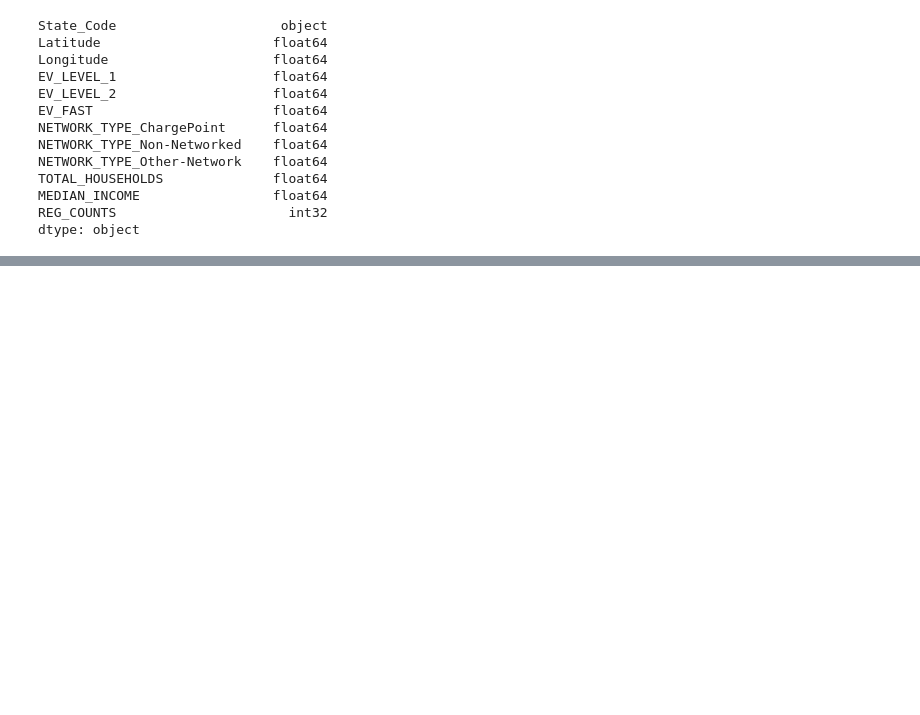
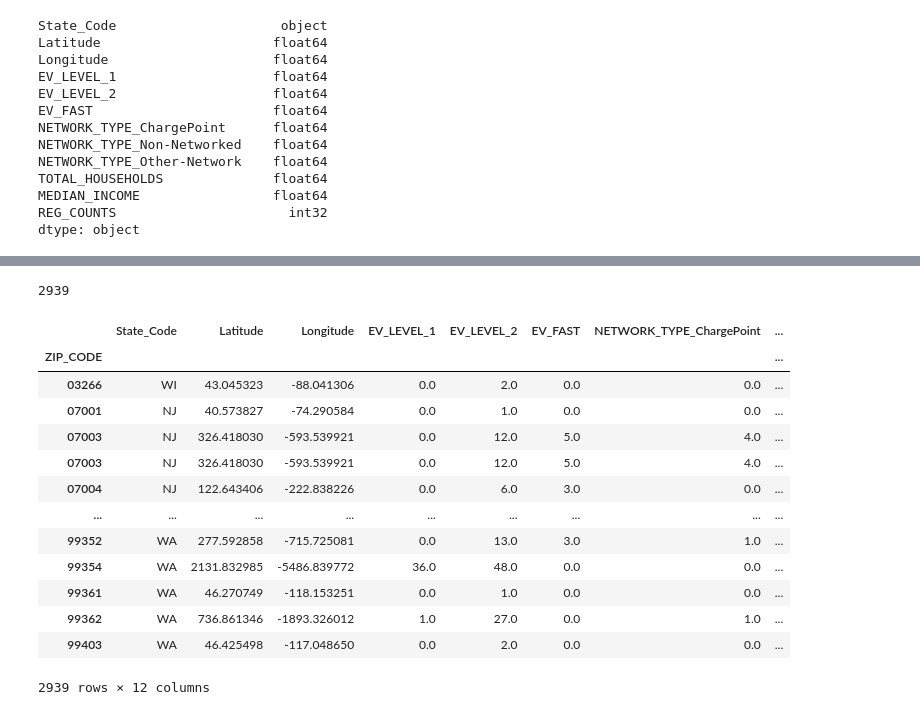
Before and after one commit to jmmadson/data_miners, a Jupyter notebook: visualization/data_miners_preprocessing_CL.ipynb, the cells around one changed output, grey strips where cells are left out. Drawn from its saved outputs; the diff is of its cells as text; code cells hidden in the pictures; blank space fills up the shorter version.

```diff
--- a/visualization/data_miners_preprocessing_CL.ipynb
+++ b/visualization/data_miners_preprocessing_CL.ipynb
@@ -433,7 +430,7 @@ model_df['ZIP_CODE'] = model_df['ZIP_CODE'].apply(lambda x: '0' + str(x) if x <
 # set ZIP_CODE as index
 model_df = model_df.set_index('ZIP_CODE')
 
-#model_df = model_df.dropna(axis=0, how='any')
+model_df = model_df.dropna(axis=0, how='any')
 # %%
 model_df.dtypes
 # %% [output]
@@ -472,0 +454,4 @@ model_df.REG_COUNTS.sum()
+# %%
+model_df.State_Code.isnull().count()
+# %% [output]
+2939
@@ -472,0 +466,17 @@ model_df.REG_COUNTS.sum()
+# %%
+model_df
+# %% [output]
+|  | State_Code | Latitude | Longitude | EV_LEVEL_1 | EV_LEVEL_2 | EV_FAST | NETWORK_TYPE_ChargePoint | ... |
+| ZIP_CODE |  |  |  |  |  |  |  | ... |
+| 03266 | WI | 43.045323 | -88.041306 | 0.0 | 2.0 | 0.0 | 0.0 | ... |
+| 07001 | NJ | 40.573827 | -74.290584 | 0.0 | 1.0 | 0.0 | 0.0 | ... |
+| 07003 | NJ | 326.418030 | -593.539921 | 0.0 | 12.0 | 5.0 | 4.0 | ... |
+| 07003 | NJ | 326.418030 | -593.539921 | 0.0 | 12.0 | 5.0 | 4.0 | ... |
+| 07004 | NJ | 122.643406 | -222.838226 | 0.0 | 6.0 | 3.0 | 0.0 | ... |
+| ... | ... | ... | ... | ... | ... | ... | ... | ... |
+| 99352 | WA | 277.592858 | -715.725081 | 0.0 | 13.0 | 3.0 | 1.0 | ... |
+| 99354 | WA | 2131.832985 | -5486.839772 | 36.0 | 48.0 | 0.0 | 0.0 | ... |
+| 99361 | WA | 46.270749 | -118.153251 | 0.0 | 1.0 | 0.0 | 0.0 | ... |
+| 99362 | WA | 736.861346 | -1893.326012 | 1.0 | 27.0 | 0.0 | 1.0 | ... |
+| 99403 | WA | 46.425498 | -117.048650 | 0.0 | 2.0 | 0.0 | 0.0 | ... |
+2939 rows × 12 columns
```
Also changed, not shown: parts of 17 cells of this notebook, 5 other files.
